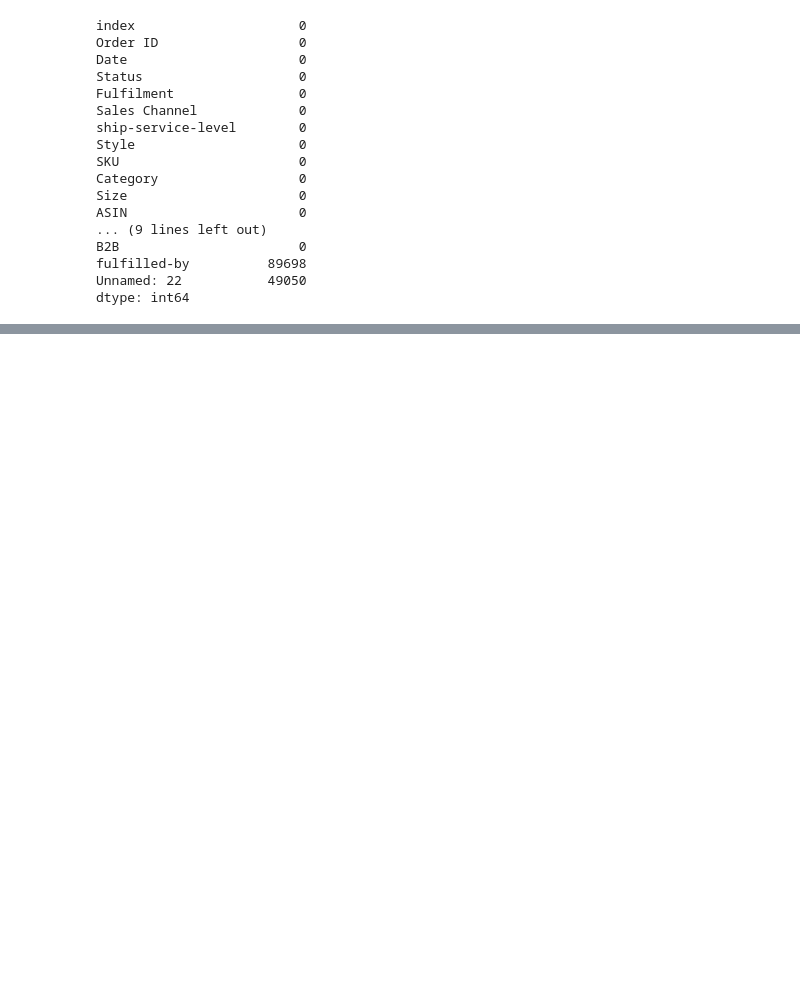
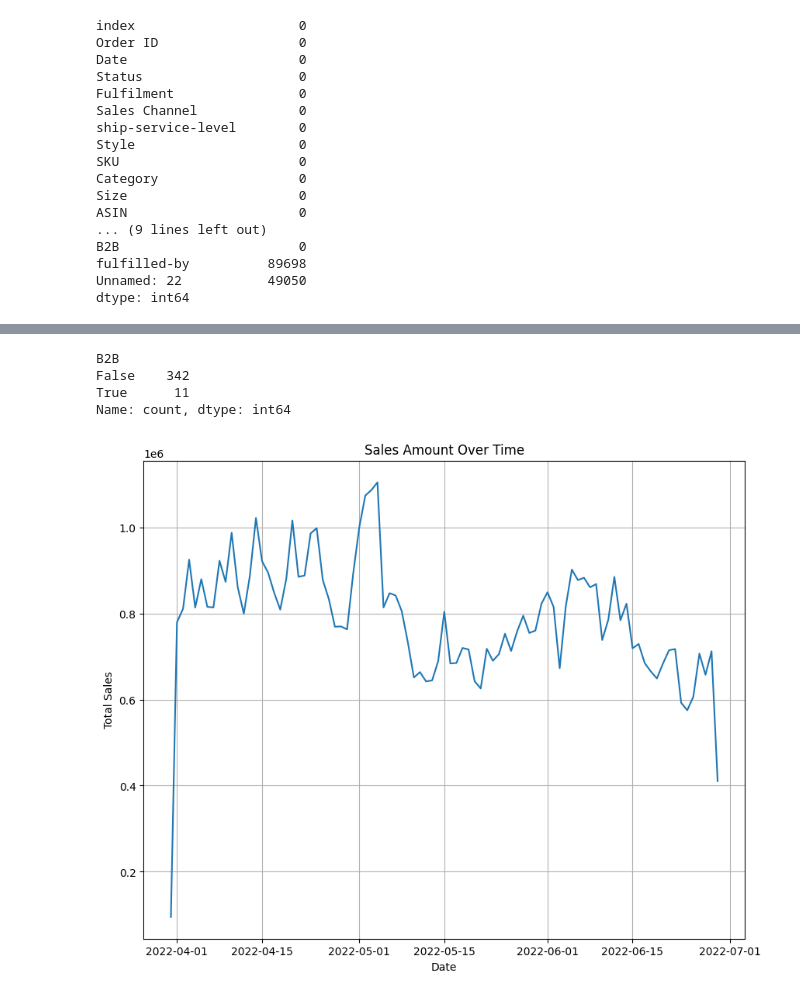
Before and after one commit to HMurawski/E-commerce-Sales-Analysis, a Jupyter notebook: E-Commerce Sales Analysis.ipynb, the cells around one changed output, grey strips where cells are left out. Cells and saved outputs as stored; diff of their text form; code cells hidden in the pictures; blank space fills up the shorter version.

```diff
--- a/E-Commerce Sales Analysis.ipynb
+++ b/E-Commerce Sales Analysis.ipynb
@@ -121,0 +264,21 @@ dtype: int64
+# %%
+multiple_qty_sales['B2B'].value_counts()
+# %% [output]
+B2B
+False    342
+True      11
+Name: count, dtype: int64
+# %%
+## Group by date to analyze sales over time
+df_grouped_by_date = df.groupby(df['Date'].dt.date)['Amount'].sum()
+# %%
+# Plot sales trends over time
+plt.figure(figsize=(10,8))
+df_grouped_by_date.plot()
+plt.title('Sales Amount Over Time')
+plt.xlabel('Date')
+plt.ylabel('Total Sales')
+plt.grid(True)
+plt.show()
+# %% [output]
+[figure, added]
```
Also changed, not shown: parts of 46 cells of this notebook.
